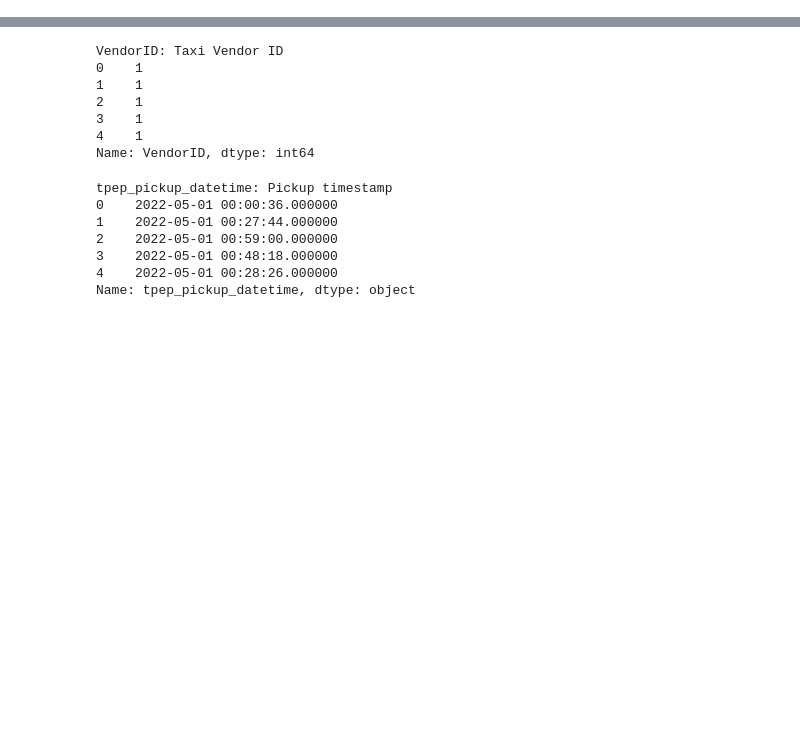
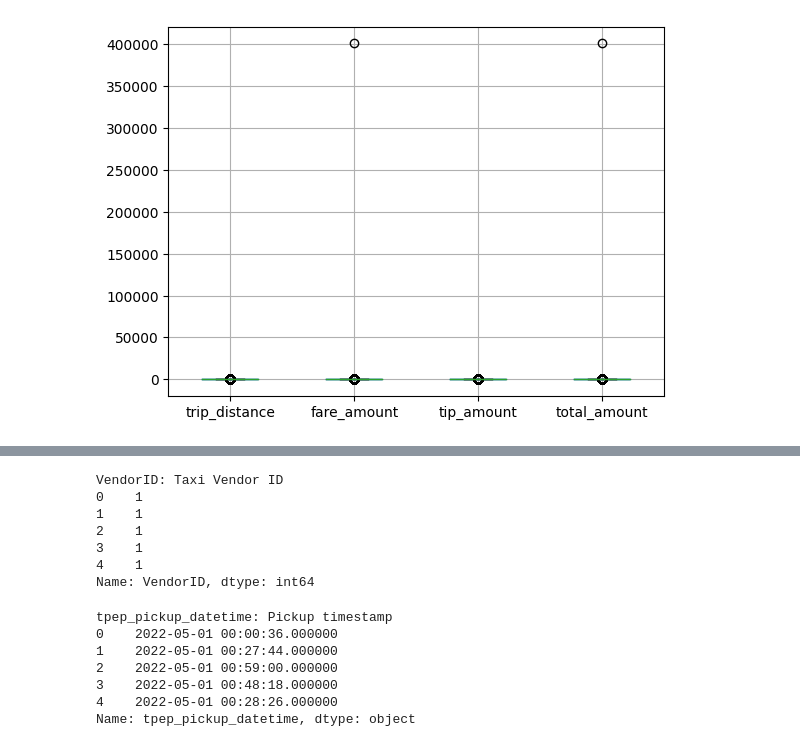
Before and after one commit to SebaCM/Taxis_Fare_Project, a Jupyter notebook: Taxis_Fare_and_Time.ipynb, the cells around one changed output, grey strips where cells are left out. Drawn from its saved outputs; the diff is of its cells as text; code cells hidden in the pictures; blank space fills up the shorter version.

```diff
--- a/Taxis_Fare_and_Time.ipynb
+++ b/Taxis_Fare_and_Time.ipynb
@@ -0,0 +81,15 @@
+# %%
+import pandas as pd
+
+# Load the cleaned dataset
+cleaned_file_path = r"C:/Users/Anthony Zambrano/Taxis_Fare_Project/cleaned_yellow_tripdata_2022-01.csv"
+df_cleaned = pd.read_csv(cleaned_file_path)
+
+# Display the first few rows of the cleaned data
+print(df_cleaned.head())
+
+# Optionally, if you want to see a summary of the data
+print(df_cleaned.describe())
+
+# If you want to check a specific column (e.g., the first few records of 'fare_amount')
+print(df_cleaned['fare_amount'].head())
@@ -0,0 +120,17 @@
+# %%
+# Fill missing values in 'passenger_count' with the mean
+df_cleaned['passenger_count'].fillna(df_cleaned['passenger_count'].mean(), inplace=True)
+
+# Fill 'store_and_fwd_flag' with 'N' (assumed that most are 'N')
+df_cleaned['store_and_fwd_flag'].fillna('N', inplace=True)
+
+# Fill missing values in 'congestion_surcharge' and 'airport_fee' with 0
+df_cleaned['congestion_surcharge'].fillna(0, inplace=True)
+df_cleaned['airport_fee'].fillna(0, inplace=True)
+
+# If necessary, drop rows with missing values in 'RatecodeID'
+df_cleaned.dropna(subset=['RatecodeID'], inplace=True)
+
+# Verify if missing values were handled
+missing_values = df_cleaned.isnull().sum()
+print(missing_values)
@@ -0,0 +196,11 @@
+# %%
+# Remove duplicates
+df_cleaned.drop_duplicates(inplace=True)
+# %%
+# Check for outliers in numeric columns
+import matplotlib.pyplot as plt
+
+df_cleaned.boxplot(column=['trip_distance', 'fare_amount', 'tip_amount', 'total_amount'])
+plt.show()
+# %% [output]
+[figure, added]
```
Also changed, not shown: parts of 223 cells of this notebook.
